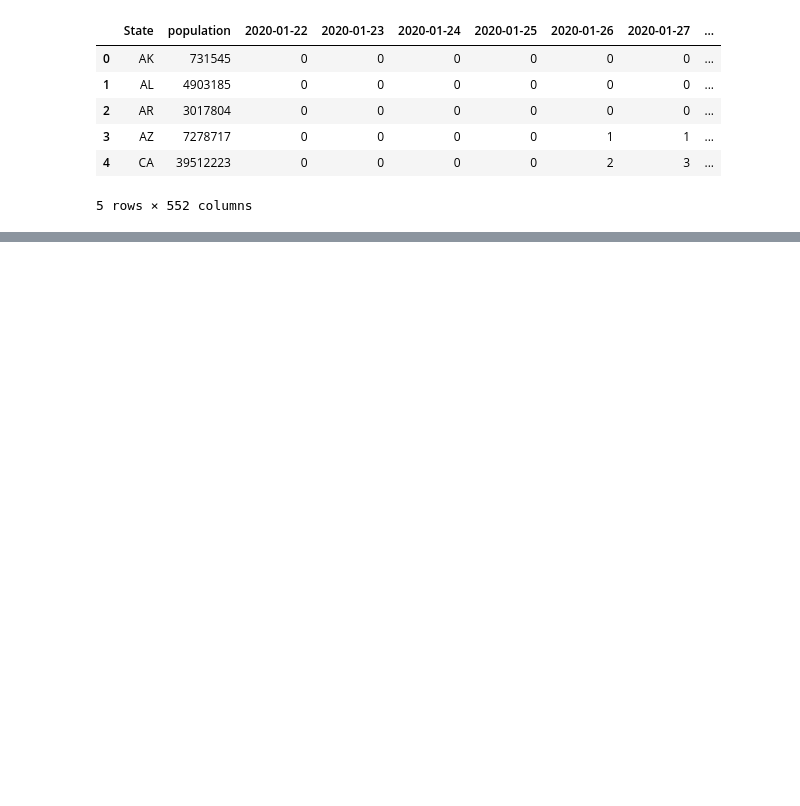
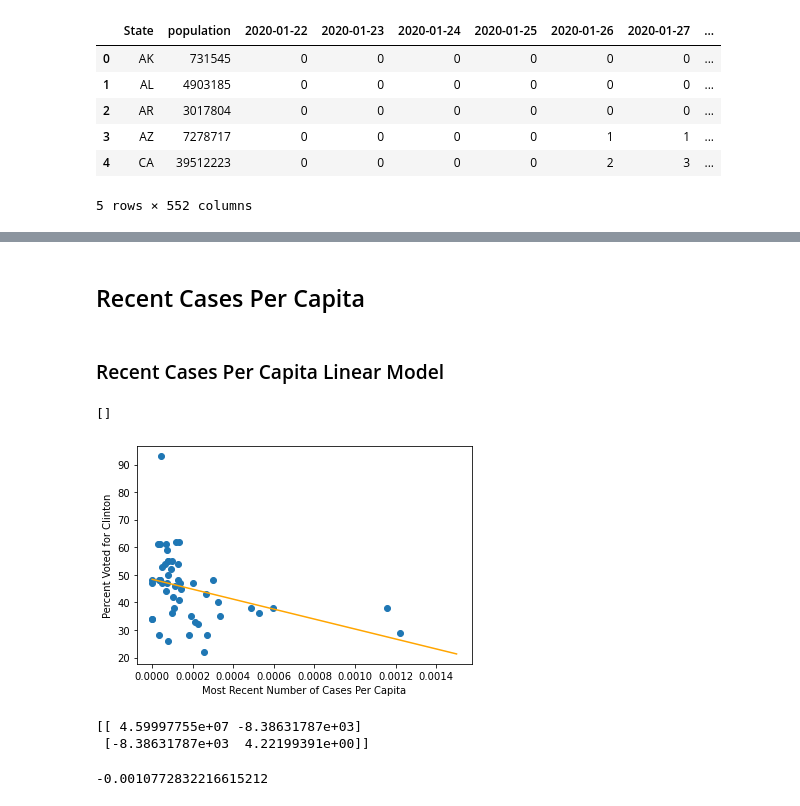
Before and after one commit to thudsonbu/ds-project-1, a Jupyter notebook: project-1.ipynb, the cells around one changed output, grey strips where cells are left out. Drawn from its saved outputs; the diff is of its cells as text; code cells hidden in the pictures; blank space fills up the shorter version.

```diff
--- a/project-1.ipynb
+++ b/project-1.ipynb
@@ -126,0 +179,30 @@ regression( model, xs, ys ) ft
+# %% [markdown]
+## Recent Cases Per Capita
+# %% [markdown]
+### Recent Cases Per Capita Linear Model
+# %%
+recent_cases_per_cap = recent_cases / pop_case_elec['population']
+
+_ = plt.scatter( recent_cases_per_cap, clinton_percentage )
+
+_ = plt.xlabel('Most Recent Number of Cases Per Capita')
+_ = plt.ylabel('Percent Voted for Clinton')
+
+_ = plt.title('Clinton Vote Percentage vs Most Recent Cases Per Capita')
+
+betas, covariance = regression( linear_model, recent_cases_per_cap, clinton_percentage )
+
+x = np.linspace(0, 0.0015, num=100 )
+y = linear_model( x, betas[0], betas[1] )
+
+_ = plt.plot( x, y, color='orange' )
+
+plt.plot()
+# %% [output]
+[]
+[figure, added]
+# %%
+print(covariance)
+# %% [output]
+[[ 4.59997755e+07 -8.38631787e+03]
+ [-8.38631787e+03  4.22199391e+00]]
@@ -126,0 +211,5 @@ regression( model, xs, ys ) ft
+# %%
+corr = numpy_cov[0,1]
+print(corr)
+# %% [output]
+-0.0010772832216615212
```
Also changed, not shown: parts of 21 cells of this notebook.
